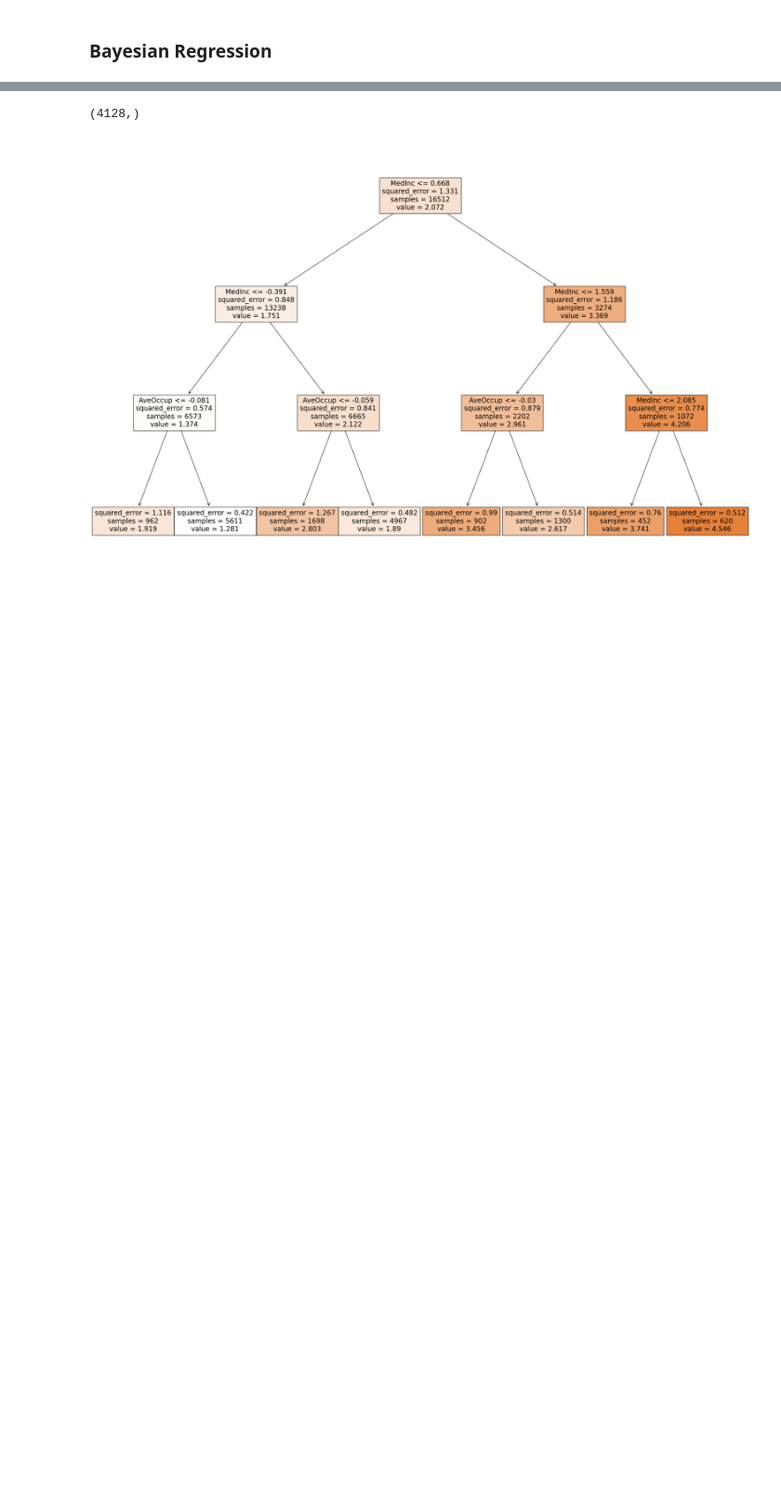
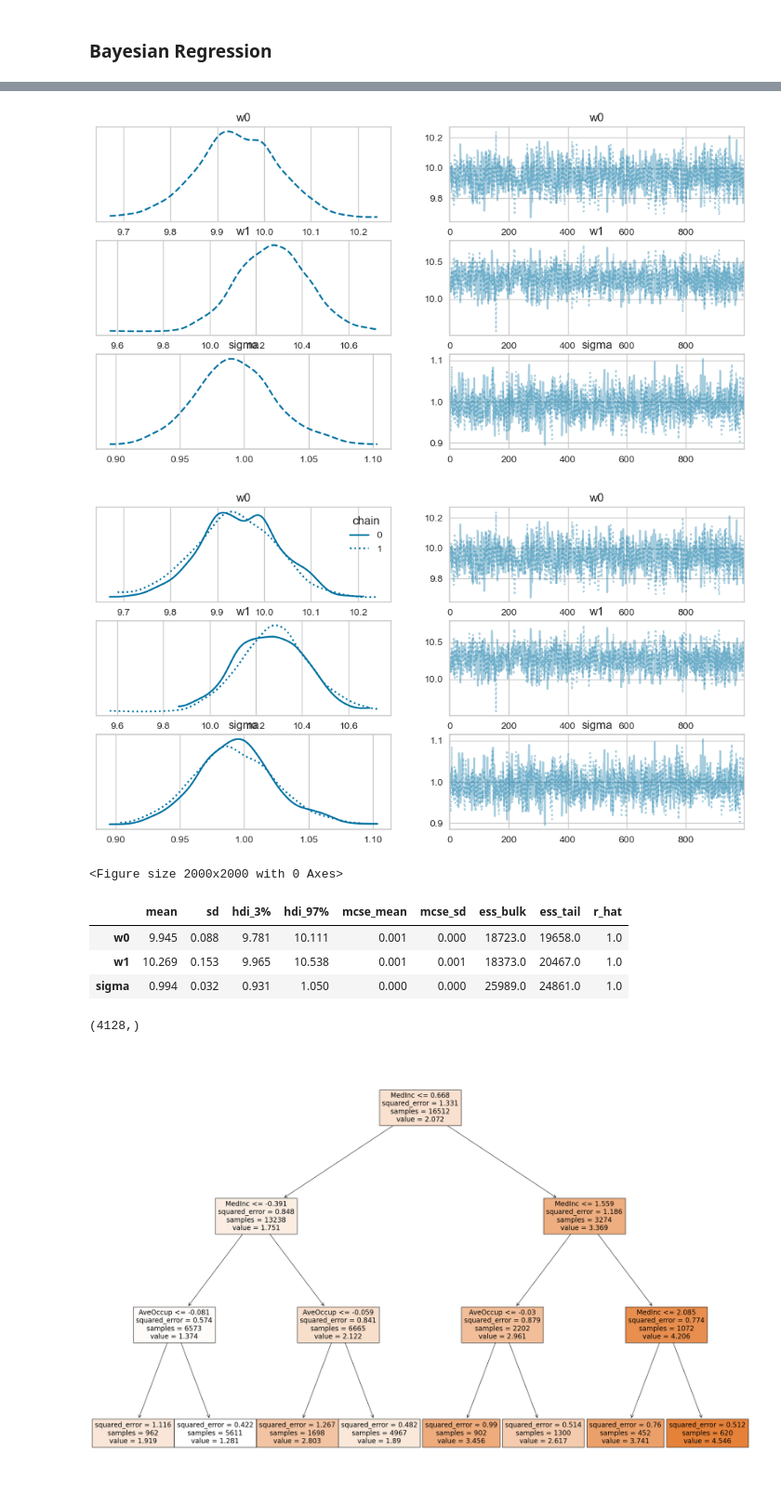
Before and after one commit to Elicit3495/MachineLearningProject22, a Jupyter notebook: Untitled6.ipynb, the cells around one changed output, grey strips where cells are left out. Shown at 93% size. Drawn from its saved outputs; the diff is of its cells as text; code cells hidden in the pictures; blank space fills up the shorter version.

```diff
--- a/Untitled6.ipynb
+++ b/Untitled6.ipynb
@@ -50,0 +68,24 @@ plt.show()
+# %%
+n = 500
+true_w0 = 10
+true_w1 = 10
+true_sigma = 1
+x = np.linspace(0, 1, n)
+y = true_w0 + true_w1*x + np.random.normal(scale=true_sigma, size=n)
+# %%
+num_samples = 1000
+with pm.Model() as model:
+    w0 = pm.Normal('w0', mu=3.87, sigma=1.90) #medinc
+    w1 = pm.Normal('w1', mu=28.64, sigma=12.59) #houseage
+
+## auxiliary variables
+    y_est = w0 + w1 * x
+    sigma = pm.Uniform('sigma', lower=0, upper=20 )
+#     y_est = df['MedHouseValue'] # auxiliary variables
+    likelihood = pm.Normal('y_est', mu=y_est, sigma=sigma, observed=y)
+
+    sampler = pm.NUTS()
+
+
+#     trace = pm.sample(1000, sampler)
+    trace = pm.sample(num_samples, sampler, progressbar=True, cores=2, chains=2)
@@ -51,3 +97,19 @@ plt.show()
+# %%
+az.plot_trace(trace, combined=True)
+az.plot_trace(trace,legend=True)
+plt.figure(figsize=(20,20))
+plt.show()
+# %% [output]
+[figure, added]
+[figure, added]
+<Figure size 2000x2000 with 0 Axes>
+# %%
+az.summary(trace)
+# %% [output]
+|  | mean | sd | hdi_3% | hdi_97% | mcse_mean | mcse_sd | ess_bulk | ess_tail | r_hat |
+| w0 | 9.945 | 0.088 | 9.781 | 10.111 | 0.001 | 0.000 | 18723.0 | 19658.0 | 1.0 |
+| w1 | 10.269 | 0.153 | 9.965 | 10.538 | 0.001 | 0.001 | 18373.0 | 20467.0 | 1.0 |
+| sigma | 0.994 | 0.032 | 0.931 | 1.050 | 0.000 | 0.000 | 25989.0 | 24861.0 | 1.0 |
 # %%
 X_train, X_test, y_train, y_test = train_test_split(X, y, test_size=0.2)
 scaler = StandardScaler()
```
Also changed, not shown: parts of 16 cells of this notebook, 2 other files.
